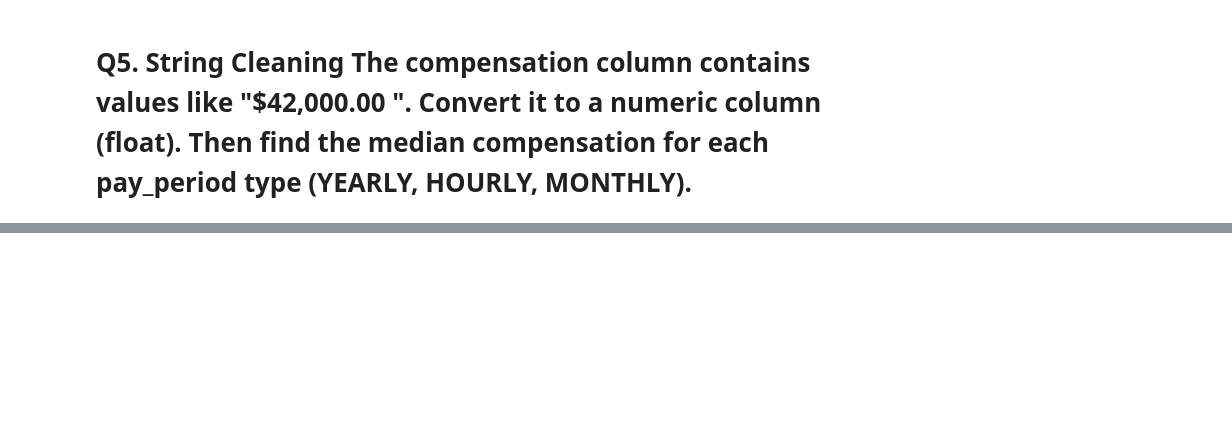
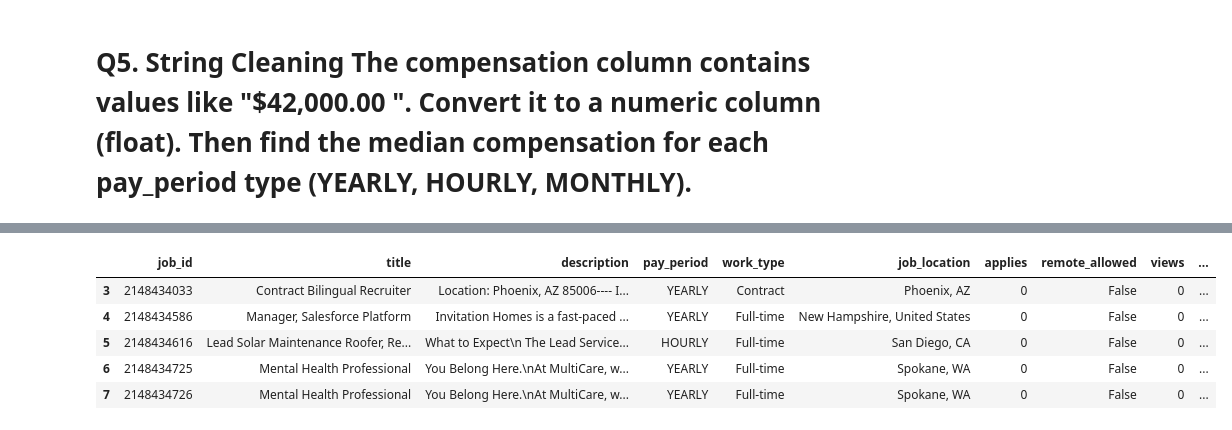
Before and after one commit to soumensen411/Job-Postings-EDA-with-Pandas, a Jupyter notebook: pandas_exercise.ipynb, the cells around one changed output, grey strips where cells are left out. Cells and saved outputs as stored; diff of their text form; code cells hidden in the pictures; blank space fills up the shorter version.

```diff
--- a/pandas_exercise.ipynb
+++ b/pandas_exercise.ipynb
@@ -132,0 +152,2 @@ Sales                    42.955056   9.233708
+# %%
+df['compensation'] = df['compensation'].str.replace(r'[$,]', '', regex=True).astype(float) # remove the $ symbol
@@ -132,0 +204,9 @@ Sales                    42.955056   9.233708
+# %%
+df.head()
+# %% [output]
+|  | job_id | title | description | pay_period | work_type | job_location | applies | remote_allowed | views | ... |
+| 3 | 2148434033 | Contract Bilingual Recruiter | Location: Phoenix, AZ 85006---- I... | YEARLY | Contract | Phoenix, AZ | 0 | False | 0 | ... |
+| 4 | 2148434586 | Manager, Salesforce Platform | Invitation Homes is a fast-paced ... | YEARLY | Full-time | New Hampshire, United States | 0 | False | 0 | ... |
+| 5 | 2148434616 | Lead Solar Maintenance Roofer, Re... | What to Expect\n The Lead Service... | HOURLY | Full-time | San Diego, CA | 0 | False | 0 | ... |
+| 6 | 2148434725 | Mental Health Professional | You Belong Here.\nAt MultiCare, w... | YEARLY | Full-time | Spokane, WA | 0 | False | 0 | ... |
+| 7 | 2148434726 | Mental Health Professional | You Belong Here.\nAt MultiCare, w... | YEARLY | Full-time | Spokane, WA | 0 | False | 0 | ... |
```
Also changed, not shown: parts of 9 cells of this notebook.
